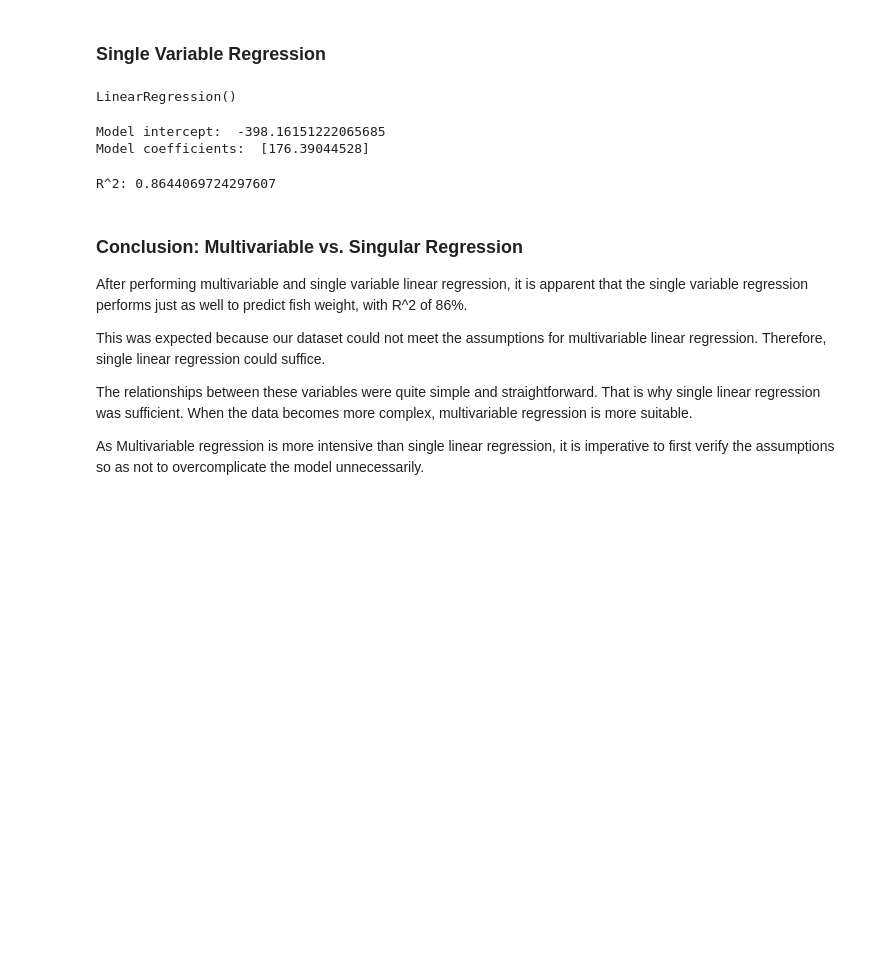
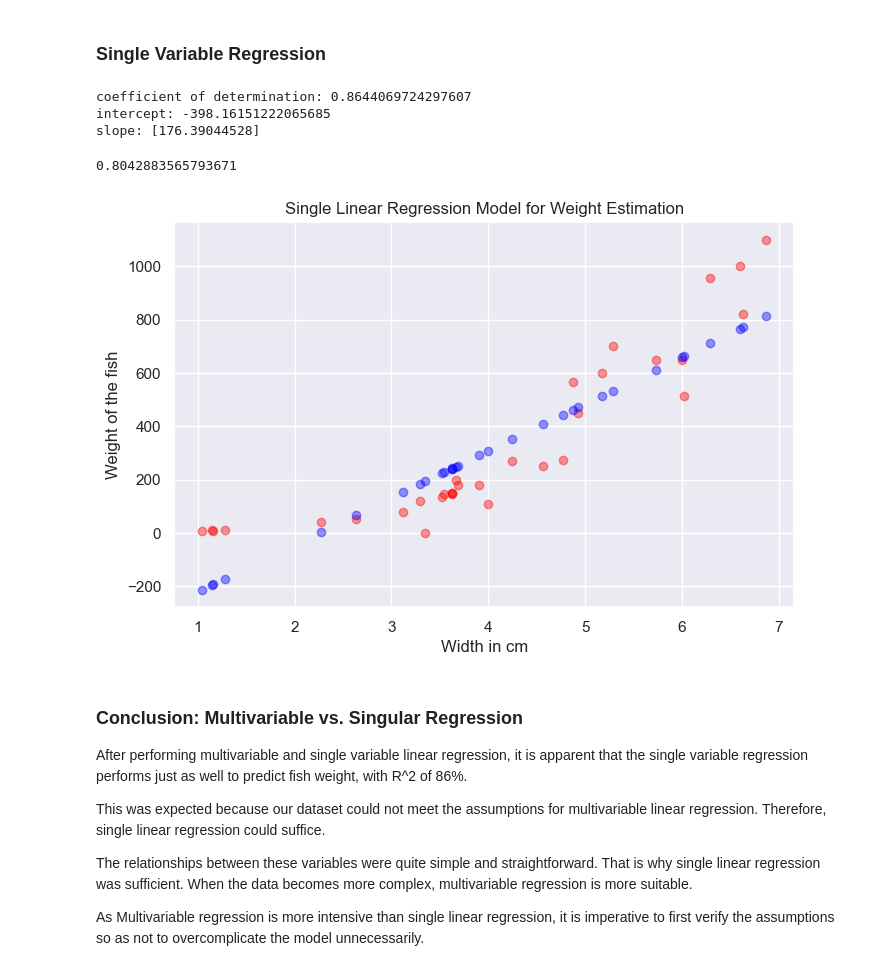
Before and after one commit to dandrea1/multivariable-regression-fish-weights, a Jupyter notebook: multivar_regression.ipynb, the cells around one changed output. Drawn from its saved outputs; the diff is of its cells as text; code cells hidden in the pictures; blank space fills up the shorter version.

```diff
--- a/multivar_regression.ipynb
+++ b/multivar_regression.ipynb
@@ -265,24 +265,34 @@ y = fish_df['Weight']
 X = fish_df[['Width']].copy()
 
 X_train_2, X_test_2, y_train_2, y_test_2 = train_test_split(X, y, test_size=0.2, random_state=1)
-# %%
-# Create single linear regression model
-reg_2 = linear_model.LinearRegression()
-reg_2.fit(X_train_2, y_train_2)
-# %% [output]
-LinearRegression()
-# %%
-# Parameters:
-print('Model intercept: ', reg_2.intercept_)
-print('Model coefficients: ', reg_2.coef_)
-# %% [output]
-Model intercept:  -398.16151222065685
-Model coefficients:  [176.39044528]
-# %%
-y_head_2 = reg_2.predict(X_train_2)
-print('R^2:', r2_score(y_train_2, y_head_2))
-# %% [output]
-R^2: 0.8644069724297607
+# %%
+# Create single linear regression model with training set
+sing_reg = linear_model.LinearRegression()
+sing_reg.fit(X_train_2, y_train_2)
+
+r_sq = sing_reg.score(X_train_2, y_train_2)
+print(f"coefficient of determination: {r_sq}")
+print(f"intercept: {sing_reg.intercept_}")
+print(f"slope: {sing_reg.coef_}")
+# %% [output]
+coefficient of determination: 0.8644069724297607
+intercept: -398.16151222065685
+slope: [176.39044528]
+# %%
+# Predict weights with test set
+sing_pred = sing_reg.predict(X_test_2)
+print(r2_score(y_test_2, sing_pred))
+# %% [output]
+0.8042883565793671
+# %%
+# Create Vizualization
+plt.scatter(X_test_2['Width'], y_test_2, color='red', alpha=0.4)
+plt.scatter(X_test_2['Width'], sing_pred, color='blue', alpha=0.4)
+plt.xlabel('Width in cm')
+plt.ylabel('Weight of the fish')
+plt.title('Single Linear Regression Model for Weight Estimation');
+# %% [output]
+[figure, added]
 # %% [markdown]
 ### Conclusion: Multivariable vs. Singular Regression
 
```
Also changed, not shown: parts of 3 cells of this notebook.
